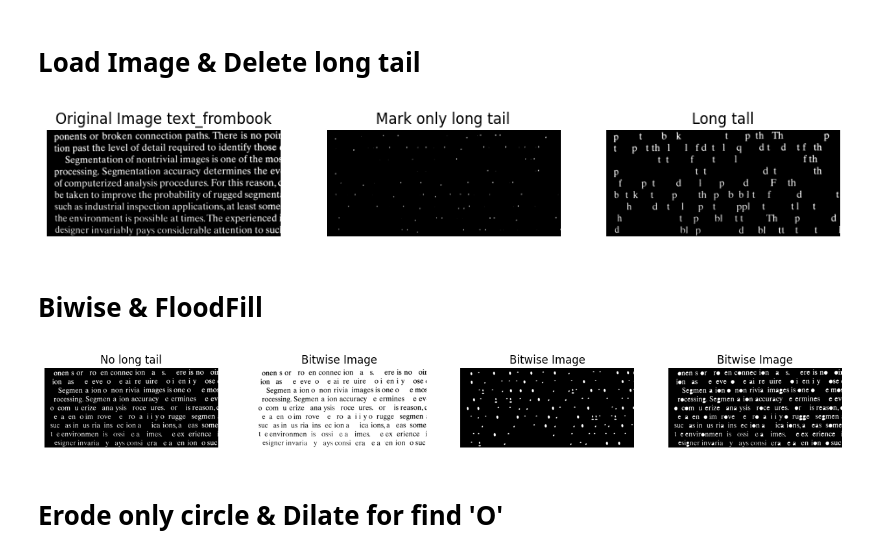
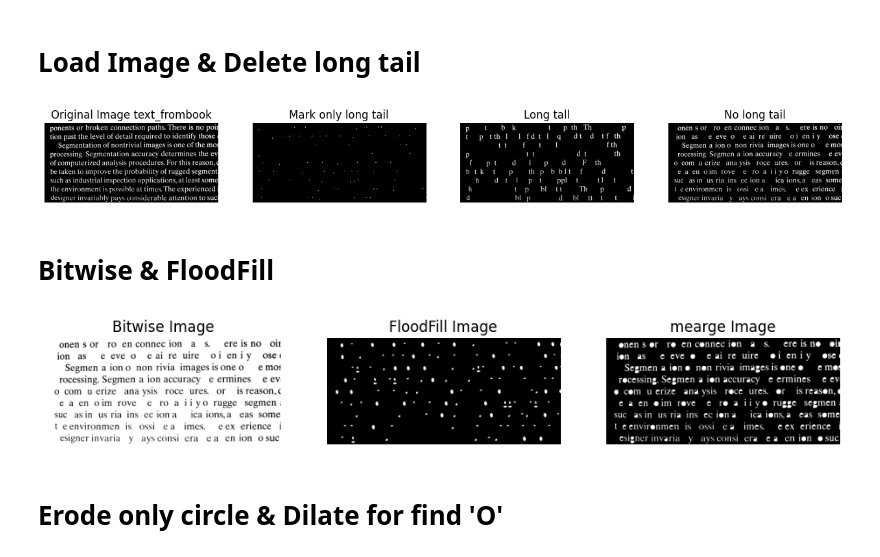
Before and after one commit to ThepokKung/FRA321-Image-processing, a Jupyter notebook: LEB2_Hw/HW5/HW5.ipynb, the cells around one changed output. Cells and saved outputs as stored; diff of their text form; code cells hidden in the pictures.

```diff
--- a/LEB2_Hw/HW5/HW5.ipynb
+++ b/LEB2_Hw/HW5/HW5.ipynb
@@ -19,39 +19,46 @@ def imreconstruct(img,marker):
         recon1_old = recon1
         recon1 = cv2.dilate(recon1 , se)
         recon1 = recon1 & mask
     return recon1
 
 se = cv2.getStructuringElement(cv2.MORPH_RECT , (1,51))
 mark_img1 = cv2.erode(ori_image,se)
 
 lt_img = imreconstruct(ori_image,mark_img1)
 
+nolt_image = ori_image - lt_img
+
+cv2.imwrite('image/nolt.png',nolt_image)
+
 # Display the results
 plt.figure(figsize=(20, 5))
 
 plt.subplot(1, 5, 1)
 plt.imshow(ori_image,cmap='gray')
 plt.axis('off')
 plt.title("Original Image text_frombook")
 
 plt.subplot(1, 5, 2)
 plt.imshow(mark_img1,cmap='gray')
 plt.axis('off')
 plt.title("Mark only long tail")
 
 plt.subplot(1, 5, 3)
 plt.imshow(lt_img,cmap='gray')
 plt.axis('off')
 plt.title("Long tall")
 
+plt.subplot(1, 5, 4)
+plt.imshow(nolt_image,cmap='gray')
+plt.axis('off')
+plt.title("No long tail")
+
 plt.show()
 # %% [output]
-[figure, old version]
+[figure, new version]
 # %% [markdown]
-# **Biwise & FloodFill**
+# **Bitwise & FloodFill**
 # %%
-nolt_image = ori_image - lt_img
-
 bw_image = cv2.bitwise_not(nolt_image)
 
 h , w = bw_image.shape[:2]
@@ -62,31 +69,28 @@ cv2.floodFill(image_mark2,mask,(0,0),0)
 
 marge_image = nolt_image | image_mark2
 
+cv2.imwrite('image/mearge_image.png',marge_image)
+
 plt.figure(figsize=(20, 5))
 
 plt.subplot(1, 5, 1)
-plt.imshow(nolt_image,cmap='gray')
-plt.axis('off')
-plt.title("No long tail")
-
-plt.subplot(1, 5, 2)
 plt.imshow(bw_image,cmap='gray')
 plt.axis('off')
 plt.title("Bitwise Image")
 
-plt.subplot(1, 5, 3)
+plt.subplot(1, 5, 2)
 plt.imshow(image_mark2,cmap='gray')
 plt.axis('off')
-plt.title("Bitwise Image")
+plt.title("FloodFill Image")
 
-plt.subplot(1, 5, 4)
+plt.subplot(1, 5, 3)
 plt.imshow(marge_image,cmap='gray')
 plt.axis('off')
-plt.title("Bitwise Image")
+plt.title("mearge Image")
 
 plt.show()
 # %% [output]
-[figure, old version]
+[figure, new version]
 # %% [markdown]
 # **Erode only circle & Dilate for find 'O'**
 # %%
```
Also changed, not shown: parts of 1 cell of this notebook, 13 other files.
